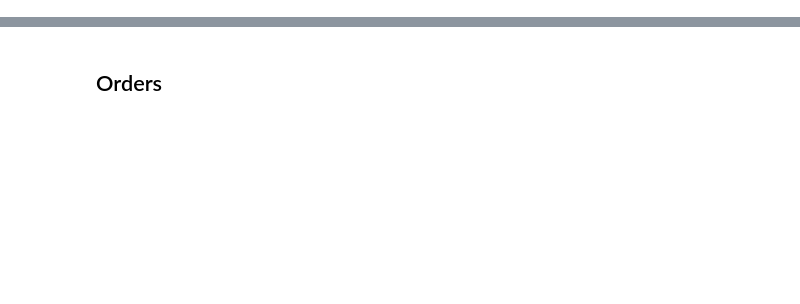
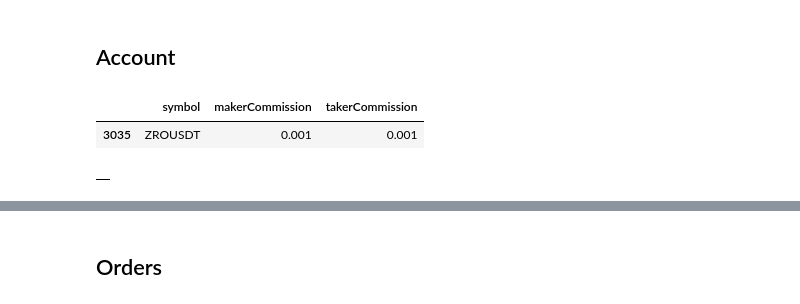
Before and after one commit to enchance/tktor, a Jupyter notebook: dev/scripts/binance1.ipynb, the cells around one changed output, grey strips where cells are left out. Saved outputs shown, nothing was run; the diff lists cells and outputs as text; code cells hidden in the pictures; blank space fills up the shorter version.

```diff
--- a/dev/scripts/binance1.ipynb
+++ b/dev/scripts/binance1.ipynb
@@ -20,0 +22,20 @@ connector: <aiohttp.connector.TCPConnector object at 0x...>
+# %% [markdown]
+## Account
+# %%
+# status = await client.get_account_api_trading_status()
+data = await client.get_trade_fee()
+feedf = pd.DataFrame(data)
+feedf[feedf['symbol'] == 'zrousdt'.upper()]
+# %% [output]
+|  | symbol | makerCommission | takerCommission |
+| 3035 | ZROUSDT | 0.001 | 0.001 |
+# %%
+start_time = arrow.get('2025-04').int_timestamp * 1000
+timestamp = int(time.time() * 1000)
+tradesdf = pd.DataFrame(await client.get_my_trades(symbol='zrousdt'.upper(), startTime=start_time, timestamp=timestamp))
+# tradesdf[['symbol', 'quoteQty', 'commission']]
+# tradesdf['time'] = pd.to_datetime(tradesdf['time'], unit='ms')
+# tradesdf['time']
+tradesdf
+# %% [output]
+|  |
```
Also changed, not shown: parts of 8 cells of this notebook.
